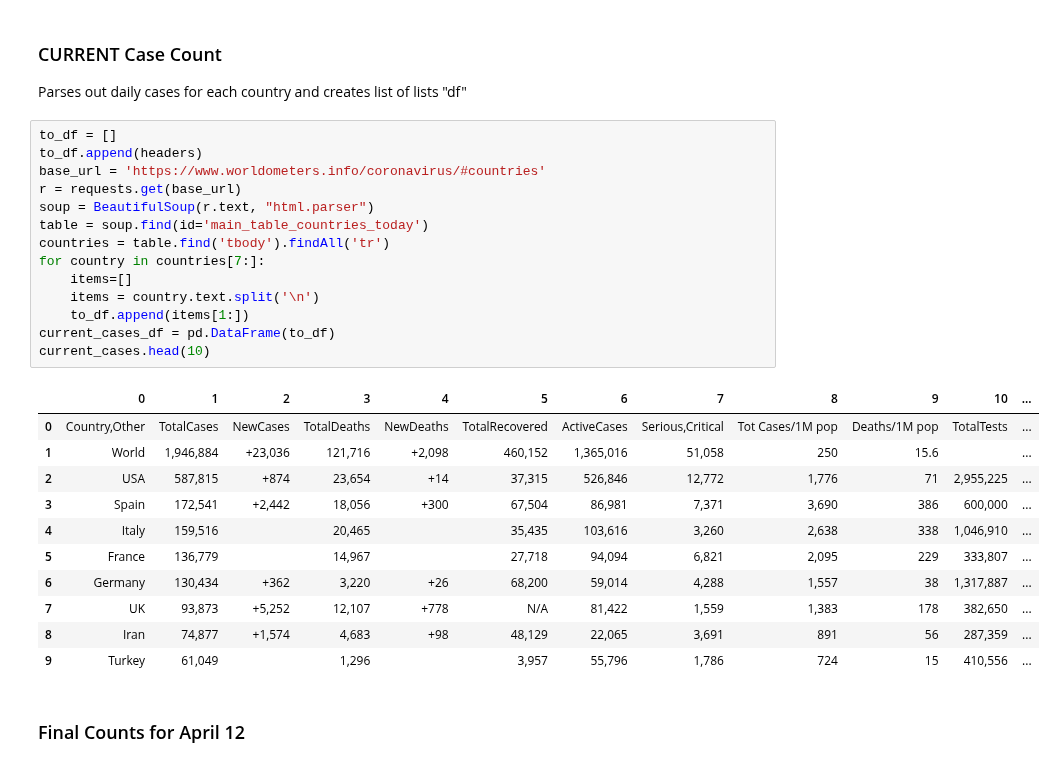
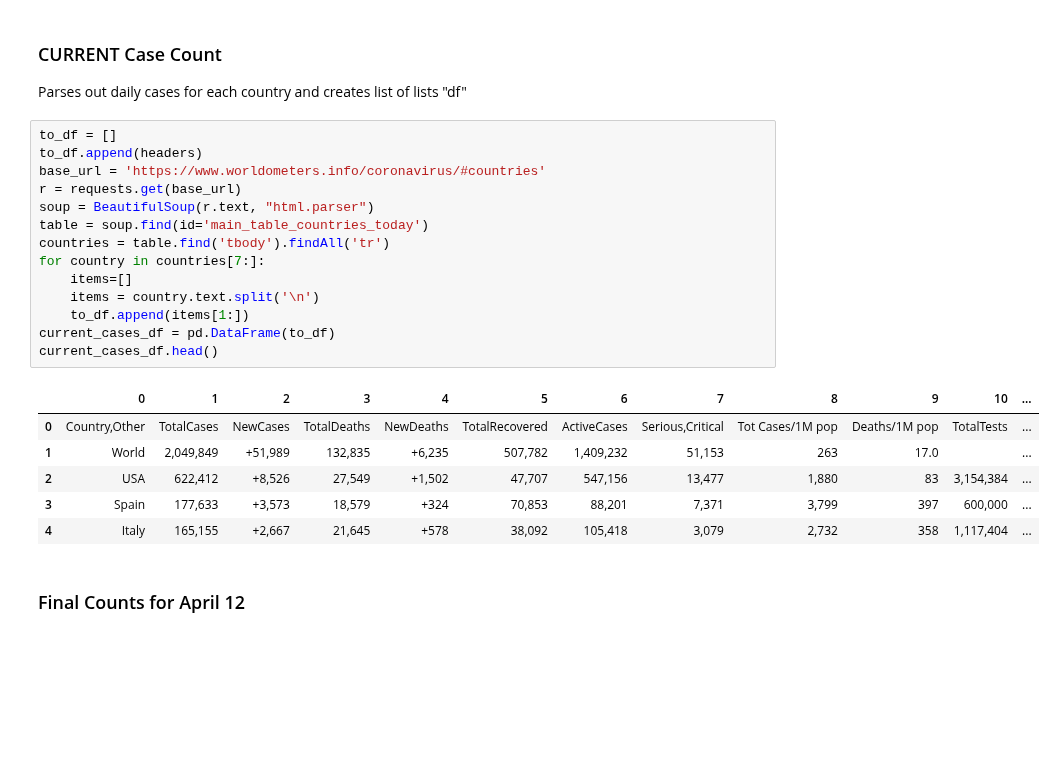
Before and after one commit to khyateed/covid-map-nyc, a Jupyter notebook: Global Covid Cases.ipynb, the cells around one changed output. Cells and saved outputs as stored; diff of their text form; blank space fills up the shorter version.

```diff
--- a/Global Covid Cases.ipynb
+++ b/Global Covid Cases.ipynb
@@ -53,29 +53,24 @@ Parses out daily cases for each country and creates list of lists "df"
 # %%
 to_df = []
 to_df.append(headers)
 base_url = 'https://www.worldometers.info/coronavirus/#countries'
 r = requests.get(base_url)
 soup = BeautifulSoup(r.text, "html.parser")
 table = soup.find(id='main_table_countries_today')
 countries = table.find('tbody').findAll('tr')
 for country in countries[7:]:
     items=[]
     items = country.text.split('\n')
     to_df.append(items[1:])
 current_cases_df = pd.DataFrame(to_df)
-current_cases.head(10)
+current_cases_df.head()
 # %% [output]
 |  | 0 | 1 | 2 | 3 | 4 | 5 | 6 | 7 | 8 | 9 | 10 | ... |
 | 0 | Country,Other | TotalCases | NewCases | TotalDeaths | NewDeaths | TotalRecovered | ActiveCases | Serious,Critical | Tot Cases/1M pop | Deaths/1M pop | TotalTests | ... |
-| 1 | World | 1,946,884 | +23,036 | 121,716 | +2,098 | 460,152 | 1,365,016 | 51,058 | 250 | 15.6 |  | ... |
-| 2 | USA | 587,815 | +874 | 23,654 | +14 | 37,315 | 526,846 | 12,772 | 1,776 | 71 | 2,955,225 | ... |
-| 3 | Spain | 172,541 | +2,442 | 18,056 | +300 | 67,504 | 86,981 | 7,371 | 3,690 | 386 | 600,000 | ... |
-| 4 | Italy | 159,516 |  | 20,465 |  | 35,435 | 103,616 | 3,260 | 2,638 | 338 | 1,046,910 | ... |
-| 5 | France | 136,779 |  | 14,967 |  | 27,718 | 94,094 | 6,821 | 2,095 | 229 | 333,807 | ... |
-| 6 | Germany | 130,434 | +362 | 3,220 | +26 | 68,200 | 59,014 | 4,288 | 1,557 | 38 | 1,317,887 | ... |
-| 7 | UK | 93,873 | +5,252 | 12,107 | +778 | N/A | 81,422 | 1,559 | 1,383 | 178 | 382,650 | ... |
-| 8 | Iran | 74,877 | +1,574 | 4,683 | +98 | 48,129 | 22,065 | 3,691 | 891 | 56 | 287,359 | ... |
-| 9 | Turkey | 61,049 |  | 1,296 |  | 3,957 | 55,796 | 1,786 | 724 | 15 | 410,556 | ... |
+| 1 | World | 2,049,849 | +51,989 | 132,835 | +6,235 | 507,782 | 1,409,232 | 51,153 | 263 | 17.0 |  | ... |
+| 2 | USA | 622,412 | +8,526 | 27,549 | +1,502 | 47,707 | 547,156 | 13,477 | 1,880 | 83 | 3,154,384 | ... |
+| 3 | Spain | 177,633 | +3,573 | 18,579 | +324 | 70,853 | 88,201 | 7,371 | 3,799 | 397 | 600,000 | ... |
+| 4 | Italy | 165,155 | +2,667 | 21,645 | +578 | 38,092 | 105,418 | 3,079 | 2,732 | 358 | 1,117,404 | ... |
 # %% [markdown]
 ### Final Counts for April 12
 # %%
```
Also changed, not shown: parts of 5 cells of this notebook, 13 other files.
